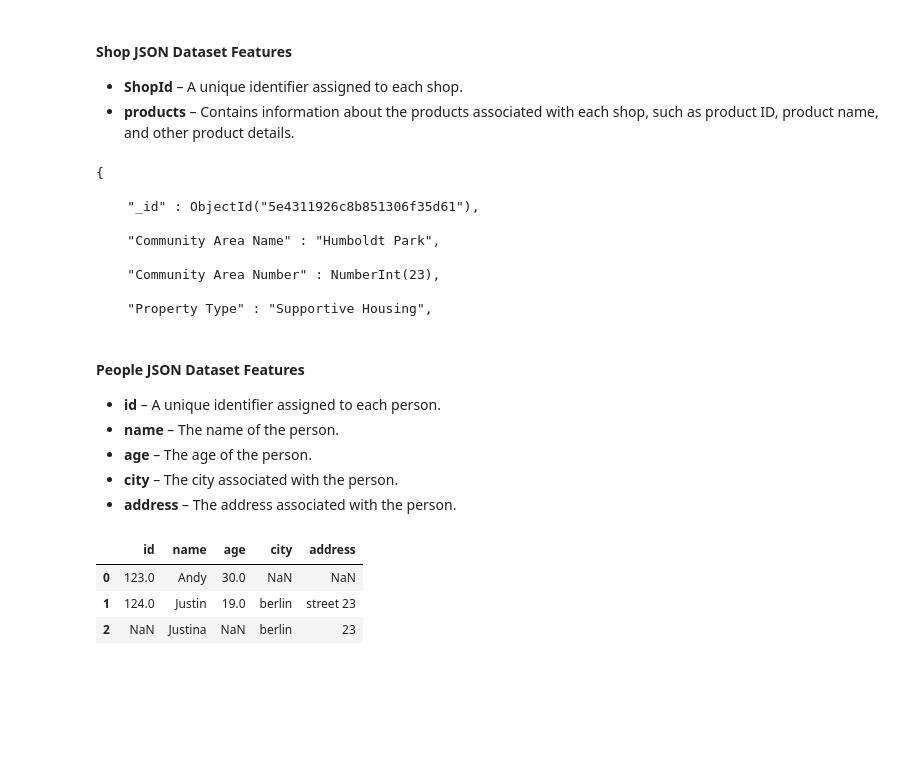
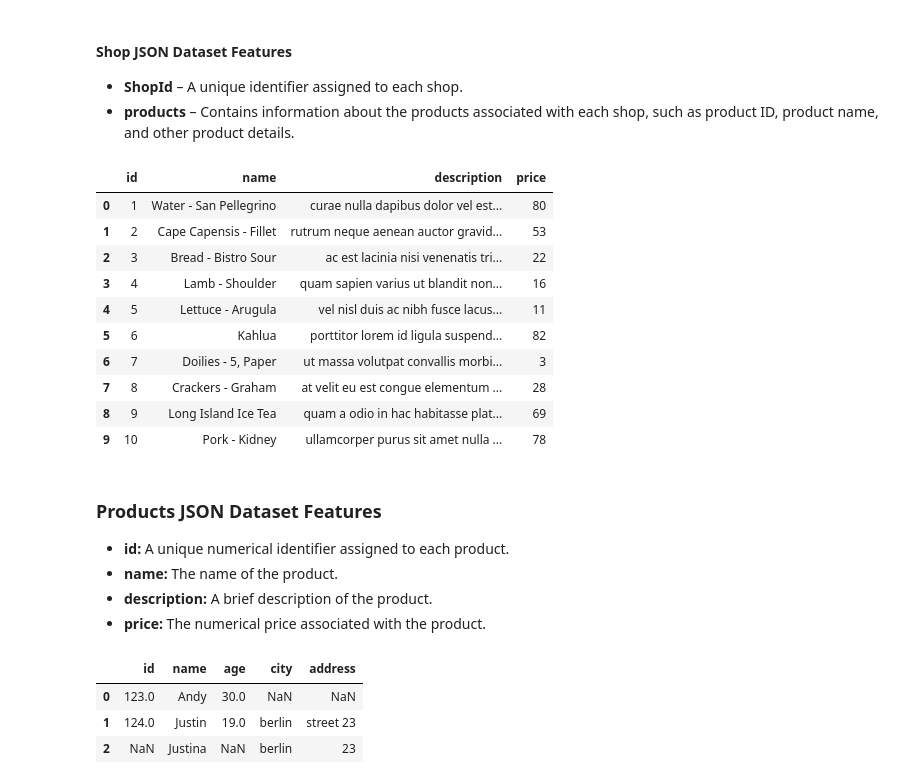
Before and after one commit to haimran81/datasci_1_loading, a Jupyter notebook: datasci_1_loading.ipynb, the cells around one changed output. Saved outputs shown, nothing was run; the diff lists cells and outputs as text; code cells hidden in the pictures; blank space fills up the shorter version.

```diff
--- a/datasci_1_loading.ipynb
+++ b/datasci_1_loading.ipynb
@@ -184,28 +184,29 @@ json1_df.head(10)
 
 - **ShopId** – A unique identifier assigned to each shop.
 - **products** – Contains information about the products associated with each shop, such as product ID, product name, and other product details.
-# %%
-with open("data/housing.json", "r") as file:
-    for i in range(5):
-        print(file.readline())
-# %% [output]
-{
-
-    "_id" : ObjectId("5e4311926c8b851306f35d61"),
-
-    "Community Area Name" : "Humboldt Park",
-
-    "Community Area Number" : NumberInt(23),
-
-    "Property Type" : "Supportive Housing",
+# %%
+json2_df = pd.read_json("data/products.json")
+
+json2_df.head(10)
+# %% [output]
+|  | id | name | description | price |
+| 0 | 1 | Water - San Pellegrino | curae nulla dapibus dolor vel est... | 80 |
+| 1 | 2 | Cape Capensis - Fillet | rutrum neque aenean auctor gravid... | 53 |
+| 2 | 3 | Bread - Bistro Sour | ac est lacinia nisi venenatis tri... | 22 |
+| 3 | 4 | Lamb - Shoulder | quam sapien varius ut blandit non... | 16 |
+| 4 | 5 | Lettuce - Arugula | vel nisl duis ac nibh fusce lacus... | 11 |
+| 5 | 6 | Kahlua | porttitor lorem id ligula suspend... | 82 |
+| 6 | 7 | Doilies - 5, Paper | ut massa volutpat convallis morbi... | 3 |
+| 7 | 8 | Crackers - Graham | at velit eu est congue elementum ... | 28 |
+| 8 | 9 | Long Island Ice Tea | quam a odio in hac habitasse plat... | 69 |
+| 9 | 10 | Pork - Kidney | ullamcorper purus sit amet nulla ... | 78 |
 # %% [markdown]
-#### People JSON Dataset Features
+### Products JSON Dataset Features
 
-- **id** – A unique identifier assigned to each person.
-- **name** – The name of the person.
-- **age** – The age of the person.
-- **city** – The city associated with the person.
-- **address** – The address associated with the person.
+- **id:** A unique numerical identifier assigned to each product.
+- **name:** The name of the product.
+- **description:** A brief description of the product.
+- **price:** The numerical price associated with the product.
 # %%
 json3_df = pd.read_json("data/people.json", lines=True)
 
```
